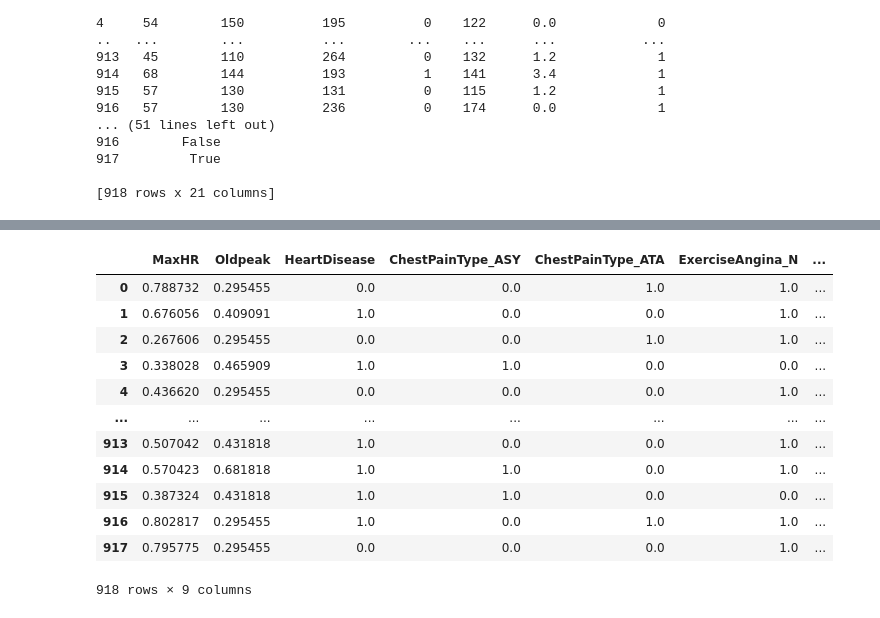
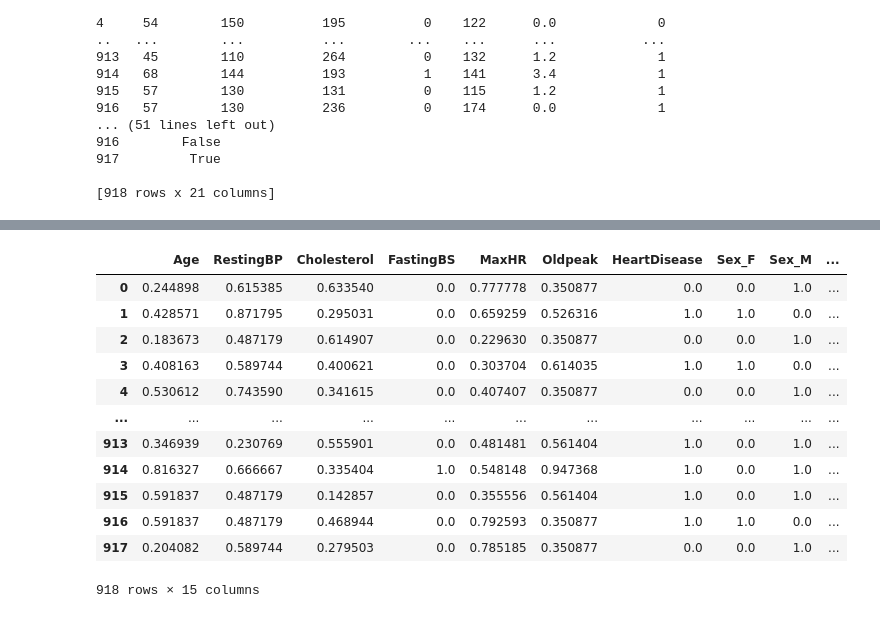
Before and after one commit to LeUmbono/ECS171-Group24-Project, a Jupyter notebook: Model/ECS171 Group 24 Project Notebook.ipynb, the cells around one changed output, grey strips where cells are left out. Cells and saved outputs as stored; diff of their text form; code cells hidden in the pictures.

```diff
--- a/Model/ECS171 Group 24 Project Notebook.ipynb
+++ b/Model/ECS171 Group 24 Project Notebook.ipynb
@@ -83,0 +159,8 @@ Index(['Age', 'RestingBP', 'Cholesterol', 'FastingBS', 'MaxHR', 'Oldpeak',
+# %%
+# Convert outliers into median
+for feature in data_value:
+    medium_value = data_value[feature].median()
+
+    data_encoded[feature] = data_encoded[feature].mask(is_outlier[feature], medium_value)
+
+data_encoded
@@ -107,0 +216,13 @@ plt.show()
+# %%
+# Calculate the cor matrix for all features
+corr_data2 = ['HeartDisease', 'Sex_F', 'Sex_M', 'ChestPainType_ASY',
+       'ChestPainType_ATA', 'ChestPainType_NAP', 'ChestPainType_TA',
+       'RestingECG_LVH', 'RestingECG_Normal', 'RestingECG_ST',
+       'ExerciseAngina_N', 'ExerciseAngina_Y', 'ST_Slope_Down',
+       'ST_Slope_Flat', 'ST_Slope_Up']
+correlation_matrix_all_features = dataEncode_rescaled[corr_data2].corr()
+
+# Make a correlation heat map
+plt.figure(figsize = (18, 12))
+sns.heatmap(correlation_matrix_all_features, annot= True, cmap = 'coolwarm', center = 0)
+plt.show()
@@ -110,24 +233,34 @@ plt.show()
 # Chest pain NAP, it has a strong correlation with Chestpaint ASY
 # %%
 # We find no linear correlation between columns
+# Select traits with an association between -0.25 and 0.25 with HeartDisease
+low_correlation_features25 = correlation_matrix_all_features.index[
+    (correlation_matrix_all_features['HeartDisease'] > -0.25) & (correlation_matrix_all_features['HeartDisease'] < 0.25)
+]
 # Select traits with an association between -0.35 and 0.35 with HeartDisease
-low_correlation_features = correlation_matrix.index[
-    (correlation_matrix['HeartDisease'] > -0.35) & (correlation_matrix['HeartDisease'] < 0.35)
+low_correlation_features35 = correlation_matrix_all_features.index[
+    (correlation_matrix_all_features['HeartDisease'] > -0.35) & (correlation_matrix_all_features['HeartDisease'] < 0.35)
 ]
-dataEncode_rescaled_reduced = dataEncode_rescaled.drop(columns=low_correlation_features)
-dataEncode_rescaled_reduced
+# Select traits with an association between -0.45 and 0.45 with HeartDisease
+low_correlation_features45 = correlation_matrix_all_features.index[
+    (correlation_matrix_all_features['HeartDisease'] > -0.45) & (correlation_matrix_all_features['HeartDisease'] < 0.45)
+]
+dataEncode_rescaled_reduced25 = dataEncode_rescaled.drop(columns=low_correlation_features25)
+dataEncode_rescaled_reduced35 = dataEncode_rescaled.drop(columns=low_correlation_features35)
+dataEncode_rescaled_reduced45 = dataEncode_rescaled.drop(columns=low_correlation_features45)
+dataEncode_rescaled_reduced25
 # %% [output]
-|  | MaxHR | Oldpeak | HeartDisease | ChestPainType_ASY | ChestPainType_ATA | ExerciseAngina_N | ... |
-| 0 | 0.788732 | 0.295455 | 0.0 | 0.0 | 1.0 | 1.0 | ... |
-| 1 | 0.676056 | 0.409091 | 1.0 | 0.0 | 0.0 | 1.0 | ... |
-| 2 | 0.267606 | 0.295455 | 0.0 | 0.0 | 1.0 | 1.0 | ... |
-| 3 | 0.338028 | 0.465909 | 1.0 | 1.0 | 0.0 | 0.0 | ... |
-| 4 | 0.436620 | 0.295455 | 0.0 | 0.0 | 0.0 | 1.0 | ... |
-| ... | ... | ... | ... | ... | ... | ... | ... |
-| 913 | 0.507042 | 0.431818 | 1.0 | 0.0 | 0.0 | 1.0 | ... |
-| 914 | 0.570423 | 0.681818 | 1.0 | 1.0 | 0.0 | 1.0 | ... |
-| 915 | 0.387324 | 0.431818 | 1.0 | 1.0 | 0.0 | 0.0 | ... |
-| 916 | 0.802817 | 0.295455 | 1.0 | 0.0 | 1.0 | 1.0 | ... |
-| 917 | 0.795775 | 0.295455 | 0.0 | 0.0 | 0.0 | 1.0 | ... |
+|  | Age | RestingBP | Cholesterol | FastingBS | MaxHR | Oldpeak | HeartDisease | Sex_F | Sex_M | ... |
+| 0 | 0.244898 | 0.615385 | 0.633540 | 0.0 | 0.777778 | 0.350877 | 0.0 | 0.0 | 1.0 | ... |
+| 1 | 0.428571 | 0.871795 | 0.295031 | 0.0 | 0.659259 | 0.526316 | 1.0 | 1.0 | 0.0 | ... |
+| 2 | 0.183673 | 0.487179 | 0.614907 | 0.0 | 0.229630 | 0.350877 | 0.0 | 0.0 | 1.0 | ... |
+| 3 | 0.408163 | 0.589744 | 0.400621 | 0.0 | 0.303704 | 0.614035 | 1.0 | 1.0 | 0.0 | ... |
+| 4 | 0.530612 | 0.743590 | 0.341615 | 0.0 | 0.407407 | 0.350877 | 0.0 | 0.0 | 1.0 | ... |
+| ... | ... | ... | ... | ... | ... | ... | ... | ... | ... | ... |
+| 913 | 0.346939 | 0.230769 | 0.555901 | 0.0 | 0.481481 | 0.561404 | 1.0 | 0.0 | 1.0 | ... |
+| 914 | 0.816327 | 0.666667 | 0.335404 | 1.0 | 0.548148 | 0.947368 | 1.0 | 0.0 | 1.0 | ... |
+| 915 | 0.591837 | 0.487179 | 0.142857 | 0.0 | 0.355556 | 0.561404 | 1.0 | 0.0 | 1.0 | ... |
+| 916 | 0.591837 | 0.487179 | 0.468944 | 0.0 | 0.792593 | 0.350877 | 1.0 | 1.0 | 0.0 | ... |
+| 917 | 0.204082 | 0.589744 | 0.279503 | 0.0 | 0.785185 | 0.350877 | 0.0 | 0.0 | 1.0 | ... |
-918 rows × 9 columns
+918 rows × 15 columns
 # %%
```
Also changed, not shown: parts of 22 cells of this notebook.
